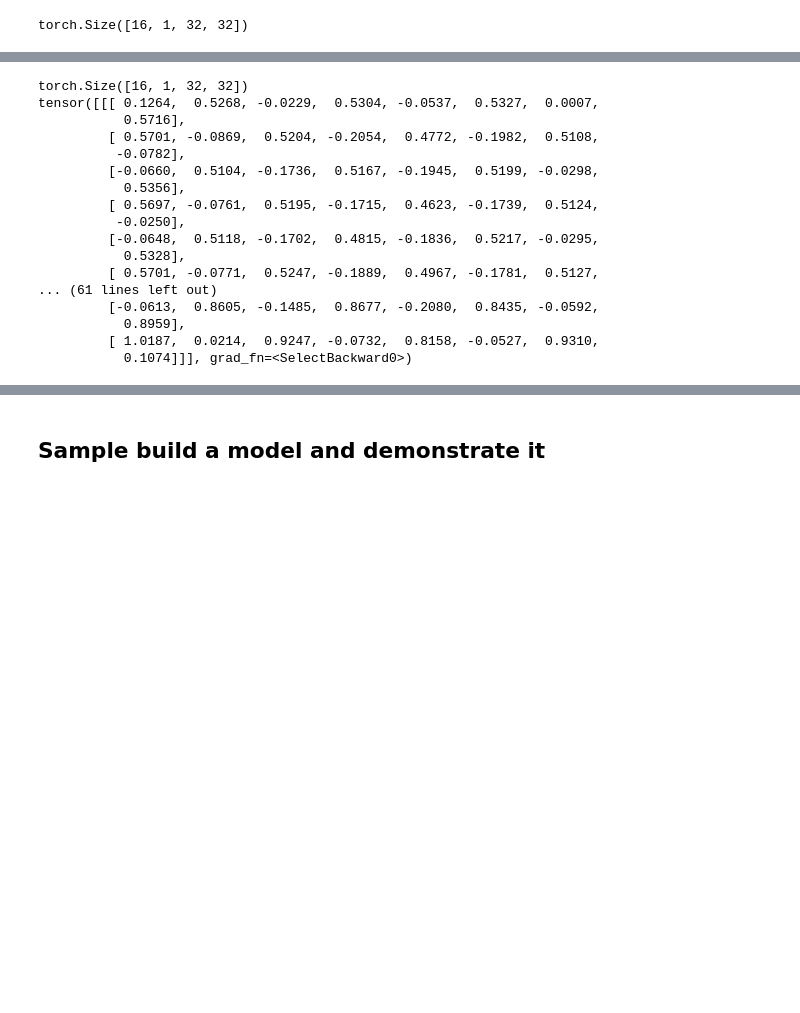
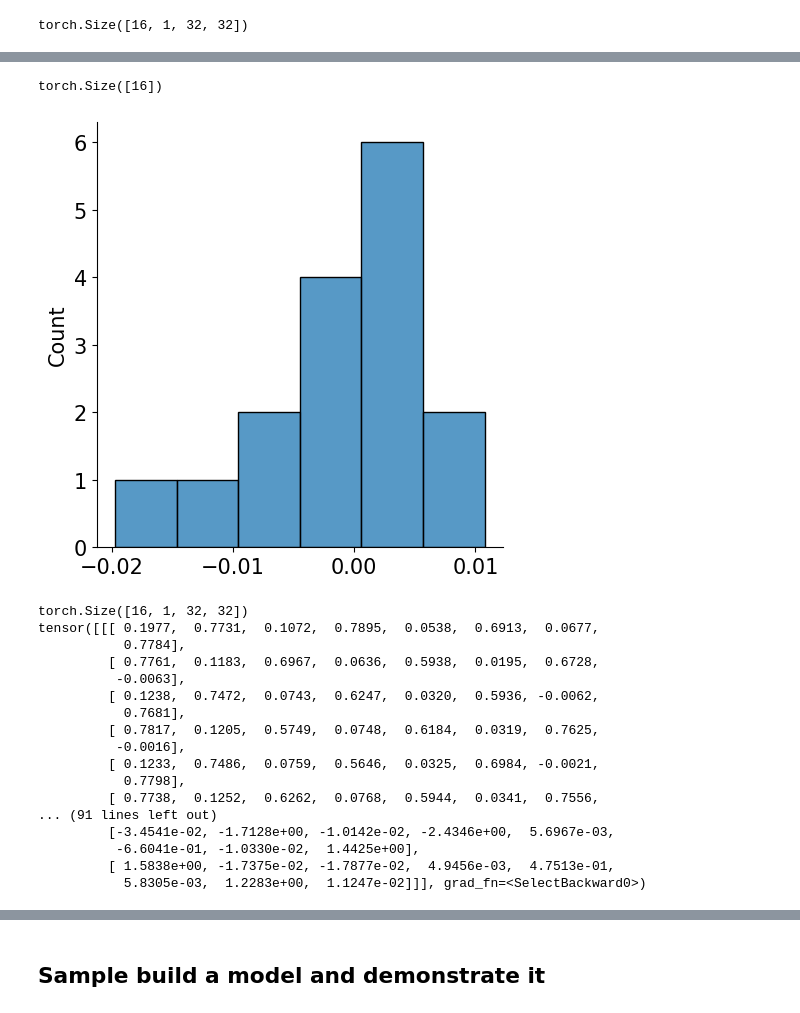
Before and after one commit to adam2392/ciflows, a Jupyter notebook: notebooks/01_injflow_results.ipynb, the cells around one changed output, grey strips where cells are left out. Cells and saved outputs as stored; diff of their text form; code cells hidden in the pictures; blank space fills up the shorter version.

```diff
--- a/notebooks/01_injflow_results.ipynb
+++ b/notebooks/01_injflow_results.ipynb
@@ -83,3 +85,11 @@ print(model.current_epoch)
+# %%
+# visualize vlatent
+
+print(vlatent[:, 0, 0, 0].shape)
+ax = sns.displot(vlatent[:, 0, 0, 0].detach().numpy())
+# %% [output]
+torch.Size([16])
+[figure, added]
 # %%
 print(samples.shape)
 vlatent = model.inverse(samples)
@@ -89,25 +99,25 @@ v = model.bij_model.inverse(v)
 inj_v = model.inj_model.inverse(samples)
 loss = model.bij_model.forward_kld(inj_v)
 samples_recon = model.inj_model(model.bij_model(v)).detach().numpy()
-# samples_recon = model.forward(vlatent).detach().numpy()
+samples_recon = model.forward(vlatent).detach().numpy()
 print(loss)
 print(vlatent.shape, samples_recon.shape)
 print(samples_recon[0], vlatent[1])
 # %% [output]
 torch.Size([16, 1, 32, 32])
-tensor([[[ 0.1264,  0.5268, -0.0229,  0.5304, -0.0537,  0.5327,  0.0007,
-           0.5716],
-         [ 0.5701, -0.0869,  0.5204, -0.2054,  0.4772, -0.1982,  0.5108,
-          -0.0782],
-         [-0.0660,  0.5104, -0.1736,  0.5167, -0.1945,  0.5199, -0.0298,
-           0.5356],
-         [ 0.5697, -0.0761,  0.5195, -0.1715,  0.4623, -0.1739,  0.5124,
-          -0.0250],
-         [-0.0648,  0.5118, -0.1702,  0.4815, -0.1836,  0.5217, -0.0295,
-           0.5328],
-         [ 0.5701, -0.0771,  0.5247, -0.1889,  0.4967, -0.1781,  0.5127,
-... (61 lines left out)
-         [-0.0613,  0.8605, -0.1485,  0.8677, -0.2080,  0.8435, -0.0592,
-           0.8959],
-         [ 1.0187,  0.0214,  0.9247, -0.0732,  0.8158, -0.0527,  0.9310,
-           0.1074]]], grad_fn=<SelectBackward0>)
+tensor([[[ 0.1977,  0.7731,  0.1072,  0.7895,  0.0538,  0.6913,  0.0677,
+           0.7784],
+         [ 0.7761,  0.1183,  0.6967,  0.0636,  0.5938,  0.0195,  0.6728,
+          -0.0063],
+         [ 0.1238,  0.7472,  0.0743,  0.6247,  0.0320,  0.5936, -0.0062,
+           0.7681],
+         [ 0.7817,  0.1205,  0.5749,  0.0748,  0.6184,  0.0319,  0.7625,
+          -0.0016],
+         [ 0.1233,  0.7486,  0.0759,  0.5646,  0.0325,  0.6984, -0.0021,
+           0.7798],
+         [ 0.7738,  0.1252,  0.6262,  0.0768,  0.5944,  0.0341,  0.7556,
+... (91 lines left out)
+         [-3.4541e-02, -1.7128e+00, -1.0142e-02, -2.4346e+00,  5.6967e-03,
+          -6.6041e-01, -1.0330e-02,  1.4425e+00],
+         [ 1.5838e+00, -1.7375e-02, -1.7877e-02,  4.9456e-03,  4.7513e-01,
+           5.8305e-03,  1.2283e+00,  1.1247e-02]]], grad_fn=<SelectBackward0>)
```
Also changed, not shown: parts of 8 cells of this notebook, 3 other files.
